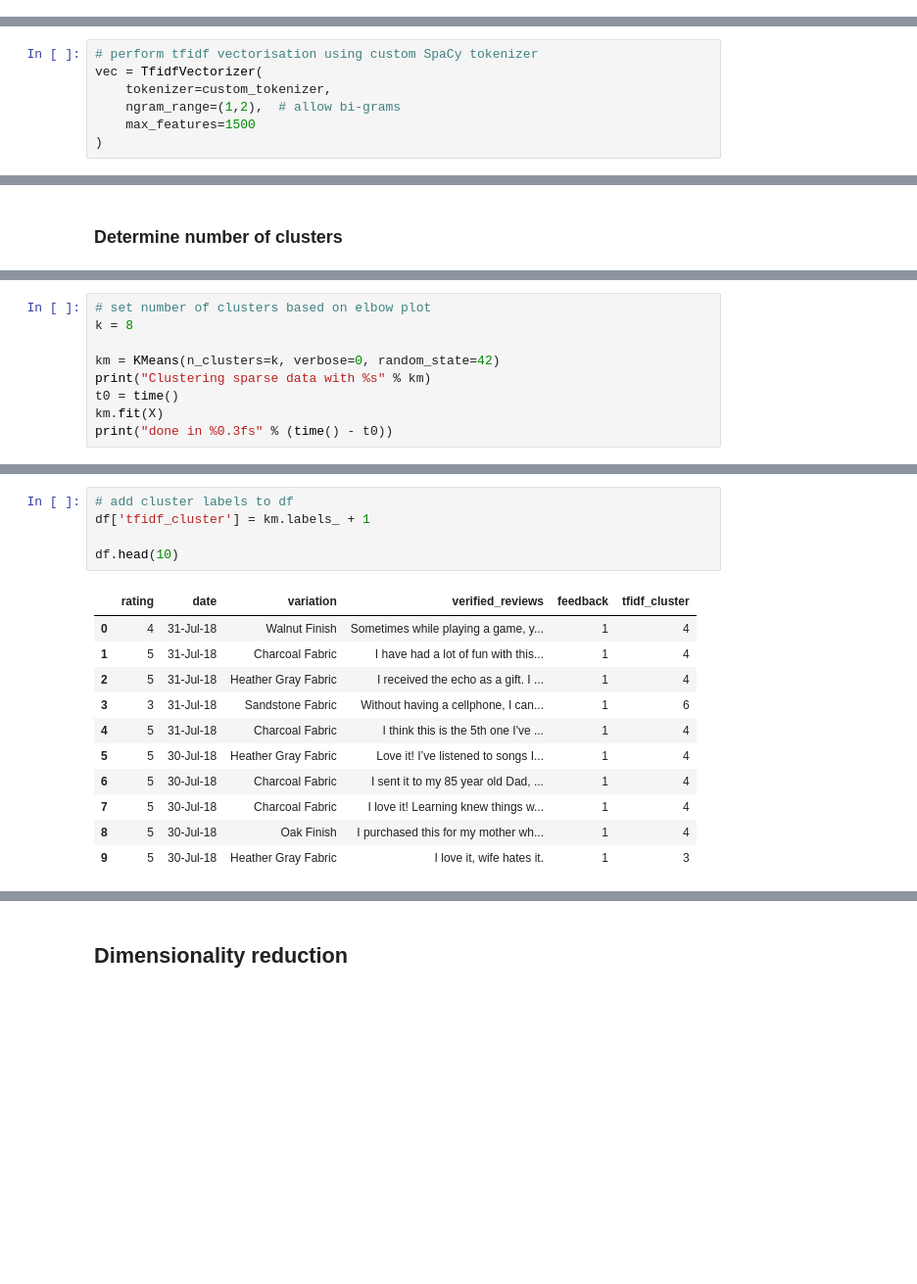
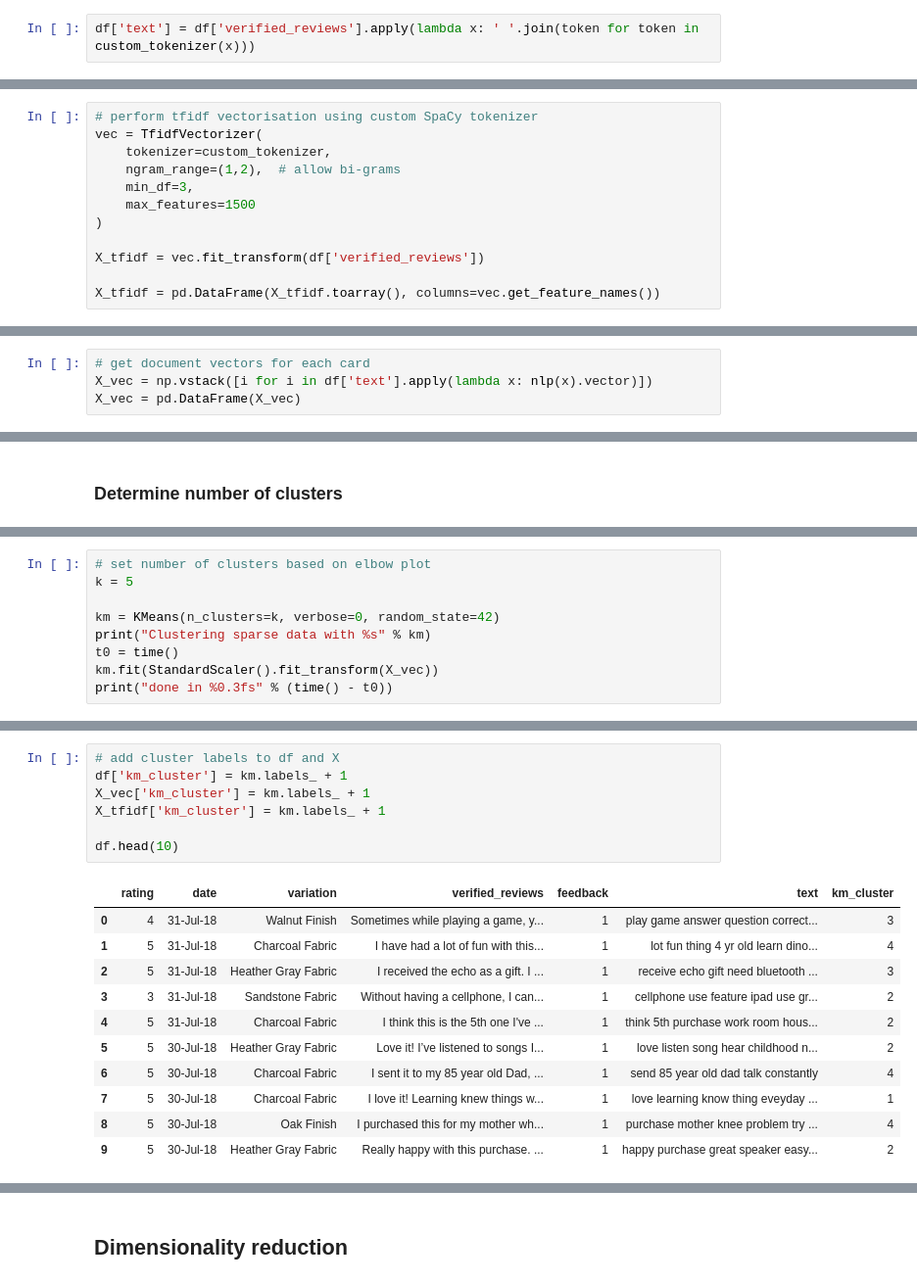
Before and after one commit to James-Leslie/spacy-tutorials, a Jupyter notebook: 3_Rocchio_classifier.ipynb, the cells around one changed output, grey strips where cells are left out. Shown at 98% size. Saved outputs shown, nothing was run; the diff lists cells and outputs as text; blank space fills up the shorter version.

```diff
--- a/3_Rocchio_classifier.ipynb
+++ b/3_Rocchio_classifier.ipynb
@@ -79,3 +86,5 @@ def custom_tokenizer(sentence):
 
     # return preprocessed list of tokens
     return tokens
+# %%
+df['text'] = df['verified_reviews'].apply(lambda x: ' '.join(token for token in custom_tokenizer(x)))
@@ -89,5 +105,10 @@ from sklearn.feature_extraction.text import TfidfVectorizer
 vec = TfidfVectorizer(
     tokenizer=custom_tokenizer,
     ngram_range=(1,2),  # allow bi-grams
+    min_df=3,
     max_features=1500
 )
+
+X_tfidf = vec.fit_transform(df['verified_reviews'])
+
+X_tfidf = pd.DataFrame(X_tfidf.toarray(), columns=vec.get_feature_names())
@@ -114,0 +131,4 @@ from sklearn.cluster import KMeans
+# %%
+# get document vectors for each card
+X_vec = np.vstack([i for i in df['text'].apply(lambda x: nlp(x).vector)])
+X_vec = pd.DataFrame(X_vec)
@@ -146,10 +170,10 @@ plt.show()
 # %%
 # set number of clusters based on elbow plot
-k = 8
+k = 5
 
 km = KMeans(n_clusters=k, verbose=0, random_state=42)
 print("Clustering sparse data with %s" % km)
 t0 = time()
-km.fit(X)
+km.fit(StandardScaler().fit_transform(X_vec))
 print("done in %0.3fs" % (time() - t0))
 # %% [output]
@@ -158,19 +182,21 @@ done in 1.145s
 # %%
-# add cluster labels to df
-df['tfidf_cluster'] = km.labels_ + 1
+# add cluster labels to df and X
+df['km_cluster'] = km.labels_ + 1
+X_vec['km_cluster'] = km.labels_ + 1
+X_tfidf['km_cluster'] = km.labels_ + 1
 
 df.head(10)
 # %% [output]
-|  | rating | date | variation | verified_reviews | feedback | tfidf_cluster |
-| 0 | 4 | 31-Jul-18 | Walnut Finish | Sometimes while playing a game, y... | 1 | 4 |
-| 1 | 5 | 31-Jul-18 | Charcoal Fabric | I have had a lot of fun with this... | 1 | 4 |
-| 2 | 5 | 31-Jul-18 | Heather Gray Fabric | I received the echo as a gift. I ... | 1 | 4 |
-| 3 | 3 | 31-Jul-18 | Sandstone Fabric | Without having a cellphone, I can... | 1 | 6 |
-| 4 | 5 | 31-Jul-18 | Charcoal Fabric | I think this is the 5th one I've ... | 1 | 4 |
-| 5 | 5 | 30-Jul-18 | Heather Gray Fabric | Love it! I’ve listened to songs I... | 1 | 4 |
-| 6 | 5 | 30-Jul-18 | Charcoal Fabric | I sent it to my 85 year old Dad, ... | 1 | 4 |
-| 7 | 5 | 30-Jul-18 | Charcoal Fabric | I love it! Learning knew things w... | 1 | 4 |
-| 8 | 5 | 30-Jul-18 | Oak Finish | I purchased this for my mother wh... | 1 | 4 |
-| 9 | 5 | 30-Jul-18 | Heather Gray Fabric | I love it, wife hates it. | 1 | 3 |
+|  | rating | date | variation | verified_reviews | feedback | text | km_cluster |
+| 0 | 4 | 31-Jul-18 | Walnut Finish | Sometimes while playing a game, y... | 1 | play game answer question correct... | 3 |
+| 1 | 5 | 31-Jul-18 | Charcoal Fabric | I have had a lot of fun with this... | 1 | lot fun thing 4 yr old learn dino... | 4 |
+| 2 | 5 | 31-Jul-18 | Heather Gray Fabric | I received the echo as a gift. I ... | 1 | receive echo gift need bluetooth ... | 3 |
+| 3 | 3 | 31-Jul-18 | Sandstone Fabric | Without having a cellphone, I can... | 1 | cellphone use feature ipad use gr... | 2 |
+| 4 | 5 | 31-Jul-18 | Charcoal Fabric | I think this is the 5th one I've ... | 1 | think 5th purchase work room hous... | 2 |
+| 5 | 5 | 30-Jul-18 | Heather Gray Fabric | Love it! I’ve listened to songs I... | 1 | love listen song hear childhood n... | 2 |
+| 6 | 5 | 30-Jul-18 | Charcoal Fabric | I sent it to my 85 year old Dad, ... | 1 | send 85 year old dad talk constantly | 4 |
+| 7 | 5 | 30-Jul-18 | Charcoal Fabric | I love it! Learning knew things w... | 1 | love learning know thing eveyday ... | 1 |
+| 8 | 5 | 30-Jul-18 | Oak Finish | I purchased this for my mother wh... | 1 | purchase mother knee problem try ... | 4 |
+| 9 | 5 | 30-Jul-18 | Heather Gray Fabric | Really happy with this purchase. ... | 1 | happy purchase great speaker easy... | 2 |
 # %%
 # show cluster sizes
```
Also changed, not shown: parts of 37 cells of this notebook.
